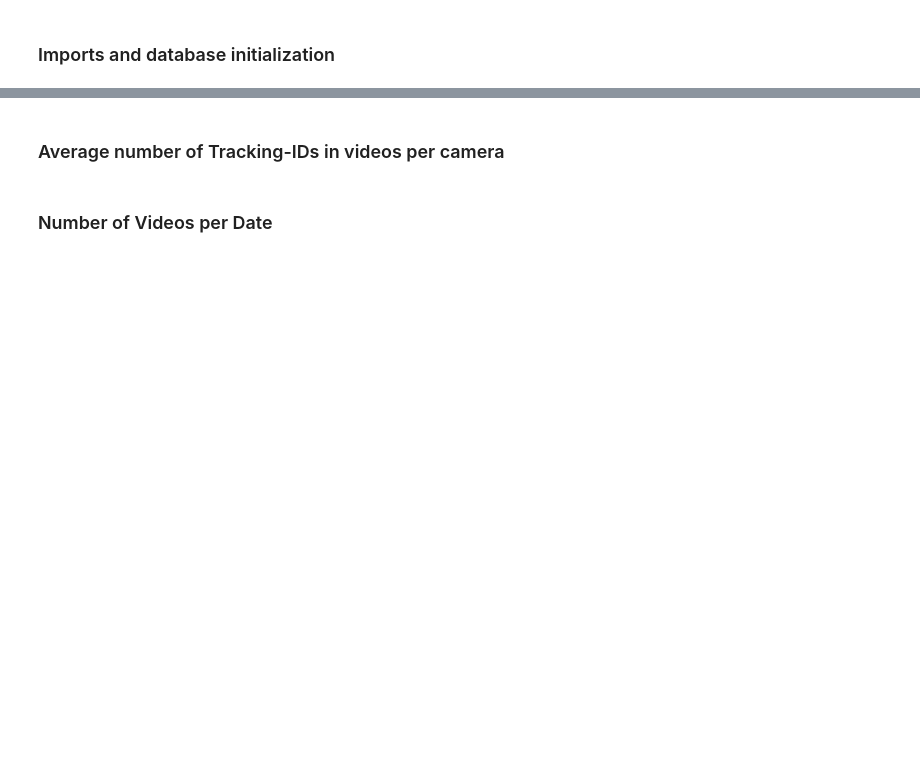
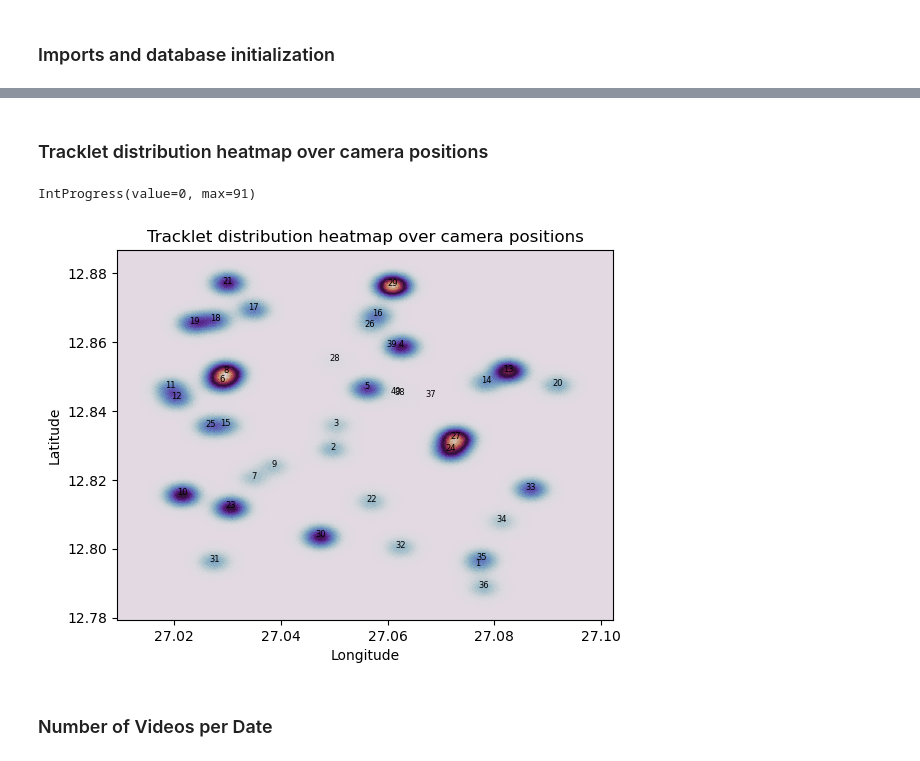
Before and after one commit to liamvdv/gorillatracker, a Jupyter notebook: notebooks/database_stats.ipynb, the cells around one changed output, grey strips where cells are left out. Saved outputs shown, nothing was run; the diff lists cells and outputs as text; code cells hidden in the pictures; blank space fills up the shorter version.

```diff
--- a/notebooks/database_stats.ipynb
+++ b/notebooks/database_stats.ipynb
@@ -52,3 +48,5 @@ plt.show()
+# %% [markdown]
+### Tracklet distribution heatmap over camera positions
 # %%
 from ipywidgets import IntProgress
 
@@ -59,36 +57,43 @@ stmt = (
     )
 
 with session_cls() as session:
     result = session.execute(stmt)
     all = sorted(result.fetchall(), key=lambda x: x[0])
-    print(tabulate(all, headers=result.keys(), tablefmt="psql"))
 
 stmt = (
     select(Camera.camera_id, Camera.longitude, Camera.latitude)
     )
 
 with session_cls() as session:
     result = session.execute(stmt)
     all2 = sorted(result.fetchall(), key=lambda x: x[0])
-    print(tabulate(all2, headers=result.keys(), tablefmt="psql"))
 
 mapping = {x : (y,z) for x, y, z in all2}
 
 f = IntProgress(min=0, max=len(all)) # instantiate the bar
 display(f)
 
 points = []
-for (camera_id2, count) in all:
+for (camera_id, count) in all:
     f.value += 1
-    (long, lat) = mapping[camera_id2]
+    (long, lat) = mapping[camera_id]
     if long is None or lat is None:
         continue
     for i in range(count//10000):
         points.append((long + np.random.normal(0, 0.002), lat + np.random.normal(0, 0.002)))
 
 x, y = zip(*points)
 
 plt.hist2d(x,y, bins=1000, cmap="twilight")
+plt.xlabel("Longitude")
+plt.ylabel("Latitude")
+plt.title("Tracklet distribution heatmap over camera positions")
+for i, (x, y) in mapping.items():
+    if x is None or y is None:
+        continue
+    plt.text(x, y, f"{i}", ha="center", fontsize=6)
+
 plt.show()
+# %% [output]
+IntProgress(value=0, max=91)
+[figure, added]
-# %% [markdown]
-### Average number of Tracking-IDs in videos per camera
```
Also changed, not shown: parts of 11 cells of this notebook.
